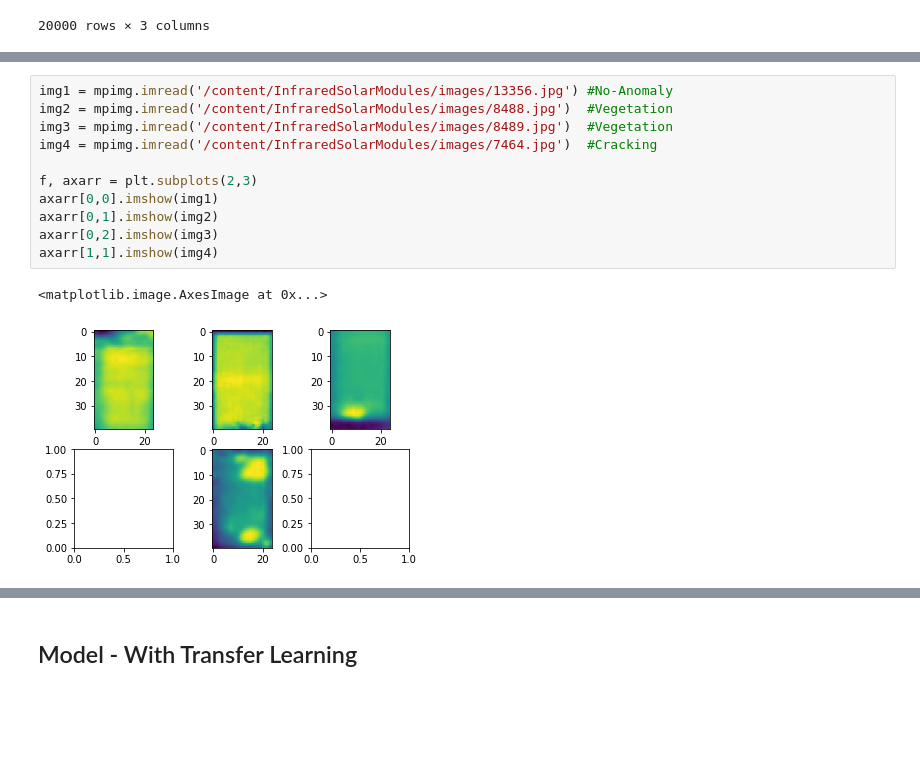
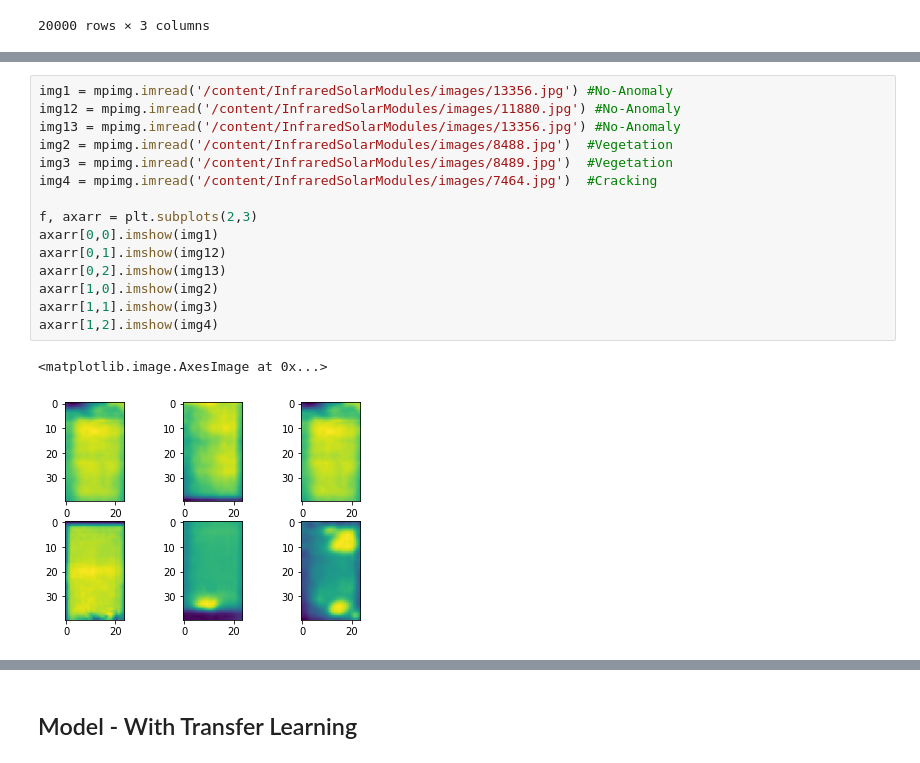
Before and after one commit to regiiis/dlv_group_project, a Jupyter notebook: dlv_1.ipynb, the cells around one changed output, grey strips where cells are left out. Drawn from its saved outputs; the diff is of its cells as text; blank space fills up the shorter version.

```diff
--- a/dlv_1.ipynb
+++ b/dlv_1.ipynb
@@ -151,14 +121,18 @@ Name: anomaly_class, Length: 1600, dtype: object
 # %%
 img1 = mpimg.imread('/content/InfraredSolarModules/images/13356.jpg') #No-Anomaly
+img12 = mpimg.imread('/content/InfraredSolarModules/images/11880.jpg') #No-Anomaly
+img13 = mpimg.imread('/content/InfraredSolarModules/images/13356.jpg') #No-Anomaly
 img2 = mpimg.imread('/content/InfraredSolarModules/images/8488.jpg')  #Vegetation
 img3 = mpimg.imread('/content/InfraredSolarModules/images/8489.jpg')  #Vegetation
 img4 = mpimg.imread('/content/InfraredSolarModules/images/7464.jpg')  #Cracking
 
 f, axarr = plt.subplots(2,3)
 axarr[0,0].imshow(img1)
-axarr[0,1].imshow(img2)
-axarr[0,2].imshow(img3)
-axarr[1,1].imshow(img4)
+axarr[0,1].imshow(img12)
+axarr[0,2].imshow(img13)
+axarr[1,0].imshow(img2)
+axarr[1,1].imshow(img3)
+axarr[1,2].imshow(img4)
 # %% [output]
 <matplotlib.image.AxesImage at 0x...>
-[figure, old version]
+[figure, new version]
```
Also changed, not shown: parts of 6 cells of this notebook.
